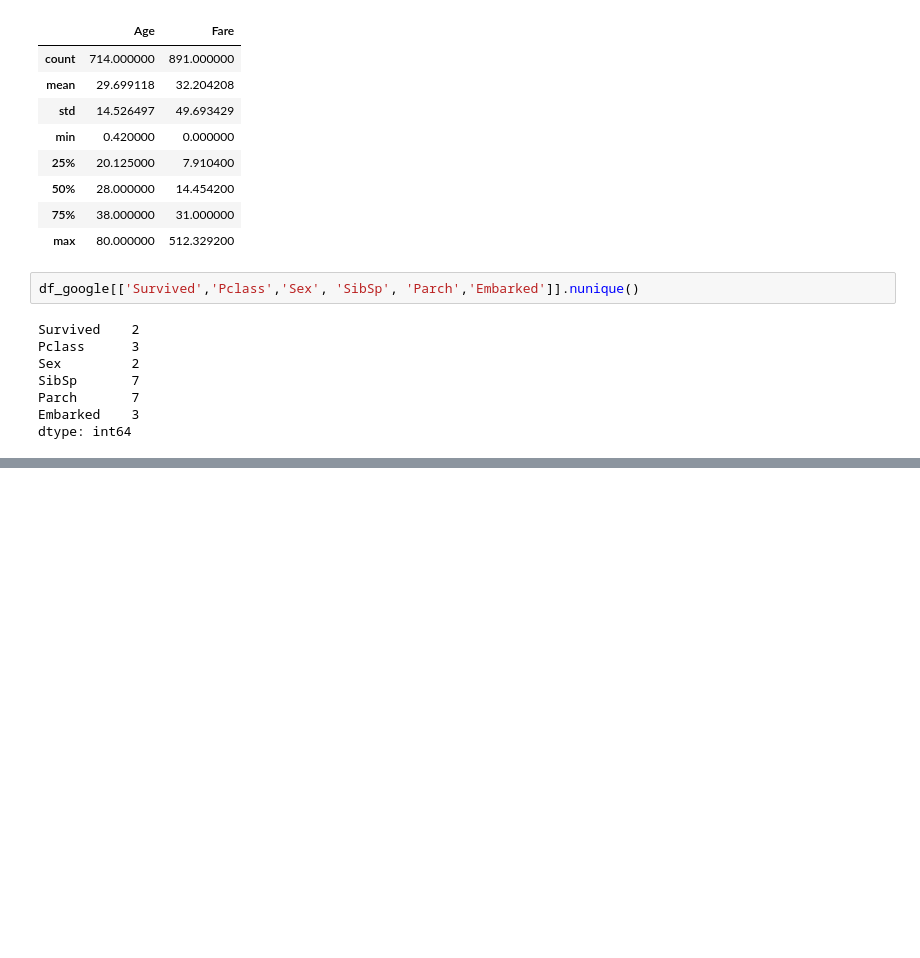
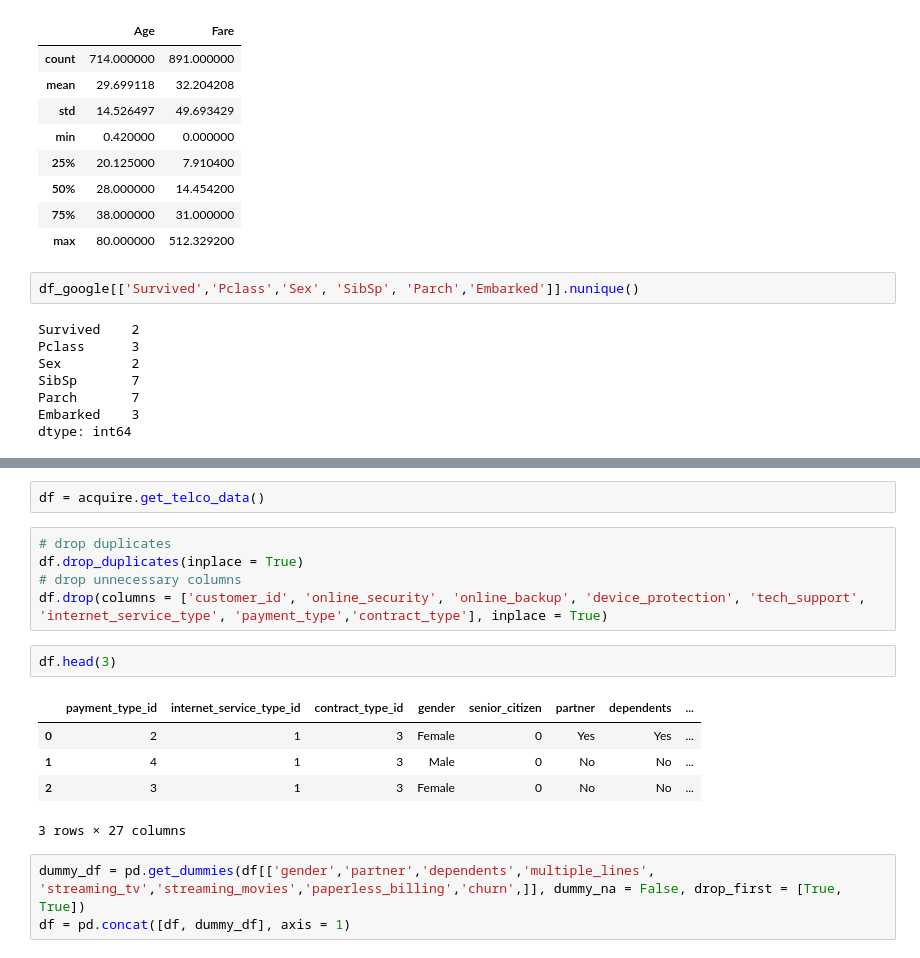
Before and after one commit to wheelerjoshua/classification-exercises, a Jupyter notebook: classification_exercises.ipynb, the cells around one changed output, grey strips where cells are left out. Drawn from its saved outputs; the diff is of its cells as text; blank space fills up the shorter version.

```diff
--- a/classification_exercises.ipynb
+++ b/classification_exercises.ipynb
@@ -257,0 +367,18 @@ Embarked has 3 unique values.
+# %%
+df = acquire.get_telco_data()
+# %%
+# drop duplicates
+df.drop_duplicates(inplace = True)
+# drop unnecessary columns
+df.drop(columns = ['customer_id', 'online_security', 'online_backup', 'device_protection', 'tech_support', 'internet_service_type', 'payment_type','contract_type'], inplace = True)
+# %%
+df.head(3)
+# %% [output]
+|  | payment_type_id | internet_service_type_id | contract_type_id | gender | senior_citizen | partner | dependents | ... |
+| 0 | 2 | 1 | 3 | Female | 0 | Yes | Yes | ... |
+| 1 | 4 | 1 | 3 | Male | 0 | No | No | ... |
+| 2 | 3 | 1 | 3 | Female | 0 | No | No | ... |
+3 rows × 27 columns
+# %%
+dummy_df = pd.get_dummies(df[['gender','partner','dependents','multiple_lines', 'streaming_tv','streaming_movies','paperless_billing','churn',]], dummy_na = False, drop_first = [True, True])
+df = pd.concat([df, dummy_df], axis = 1)
```
Also changed, not shown: parts of 23 cells of this notebook, 2 other files.
